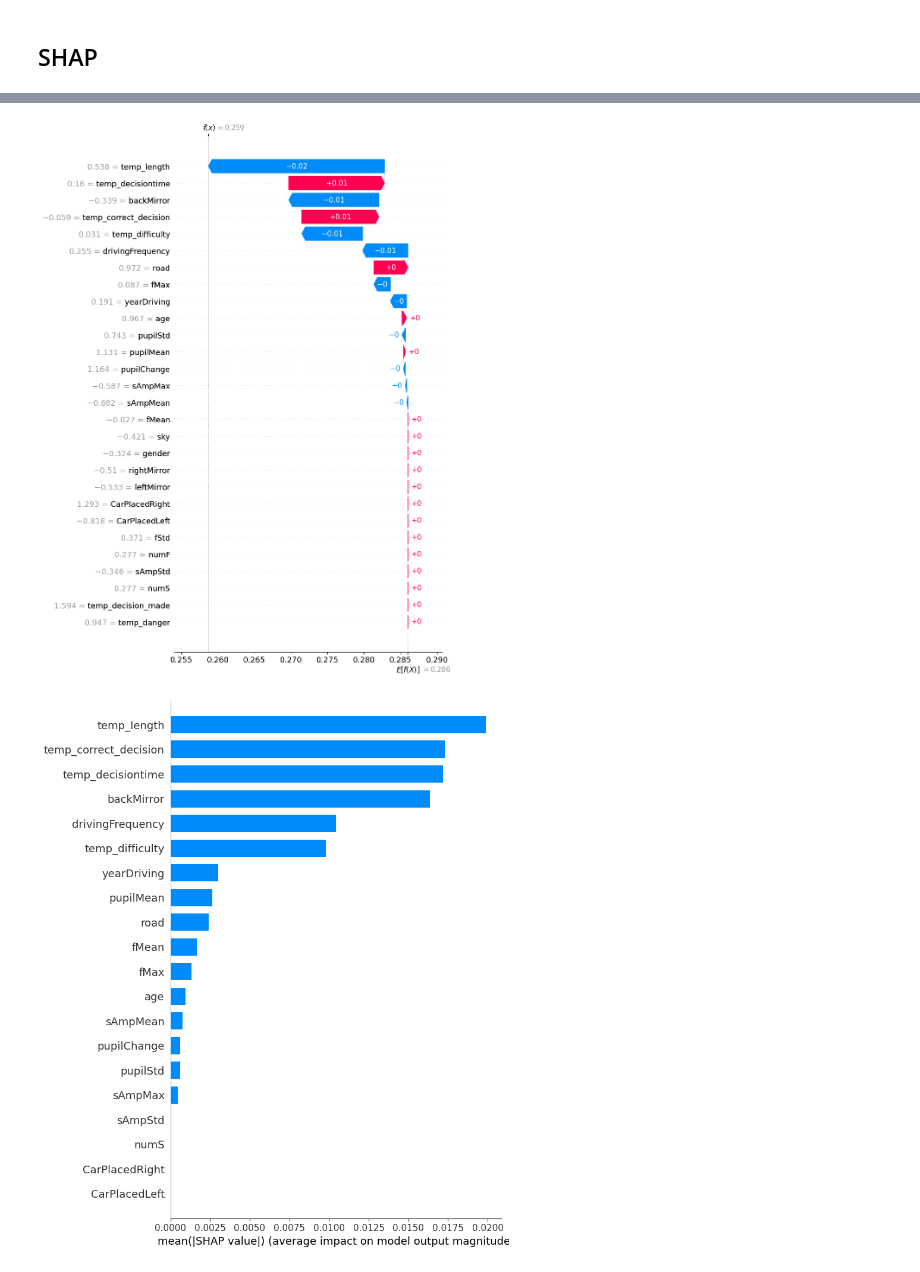
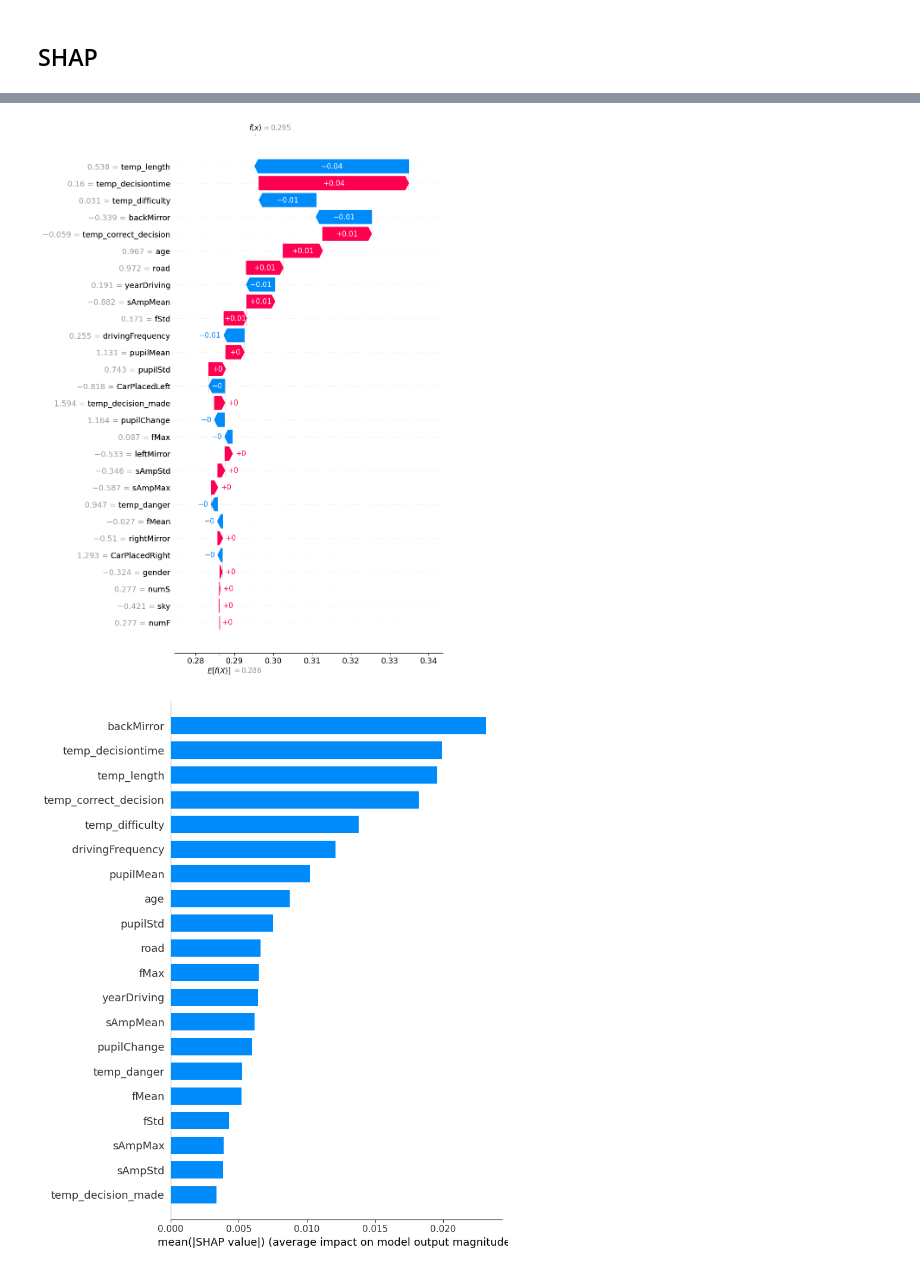
Before and after one commit to CommonDrum/Applied-AI, a Jupyter notebook: code.ipynb, the cells around one changed output, grey strips where cells are left out. Saved outputs shown, nothing was run; the diff lists cells and outputs as text; code cells hidden in the pictures.

Commit message:
implemented feature for enhanced model evaluation

```diff
--- a/code.ipynb
+++ b/code.ipynb
@@ -344,19 +345,19 @@ Valid MAE: 0.0902
 # %%
 #SHAP Analysis
 import shap
 
 shap.initjs()
 
-explainer = shap.TreeExplainer(model_lgb)
+explainer = shap.TreeExplainer(lgb.LGBMRegressor().fit(X_train, y_train))
 shap_values = explainer.shap_values(X_test)
 X_test_df = pd.DataFrame(X_test, columns=df.drop(columns=['Y']).columns) # Convert to DataFrame to display because scalar turns it into a numpy array
 shap.waterfall_plot(shap.Explanation(values=shap_values[0], base_values=explainer.expected_value, data=X_test_df.iloc[0]), max_display=30)
 shap.plots.force(explainer.expected_value, shap_values[0], X_test_df.iloc[0])
 shap.plots.force(explainer.expected_value, shap_values[:100], X_test_df.iloc[:100])
 
 shap.summary_plot(shap_values, X_test_df, plot_type='bar')
 shap.summary_plot(shap_values, X_test_df)
 # %% [output]
 [interactive output not drawn]
-[figure, old version]
+[figure, new version]
-[figure, old version]
+[figure, new version]
```
Also changed, not shown: parts of 8 cells of this notebook.
